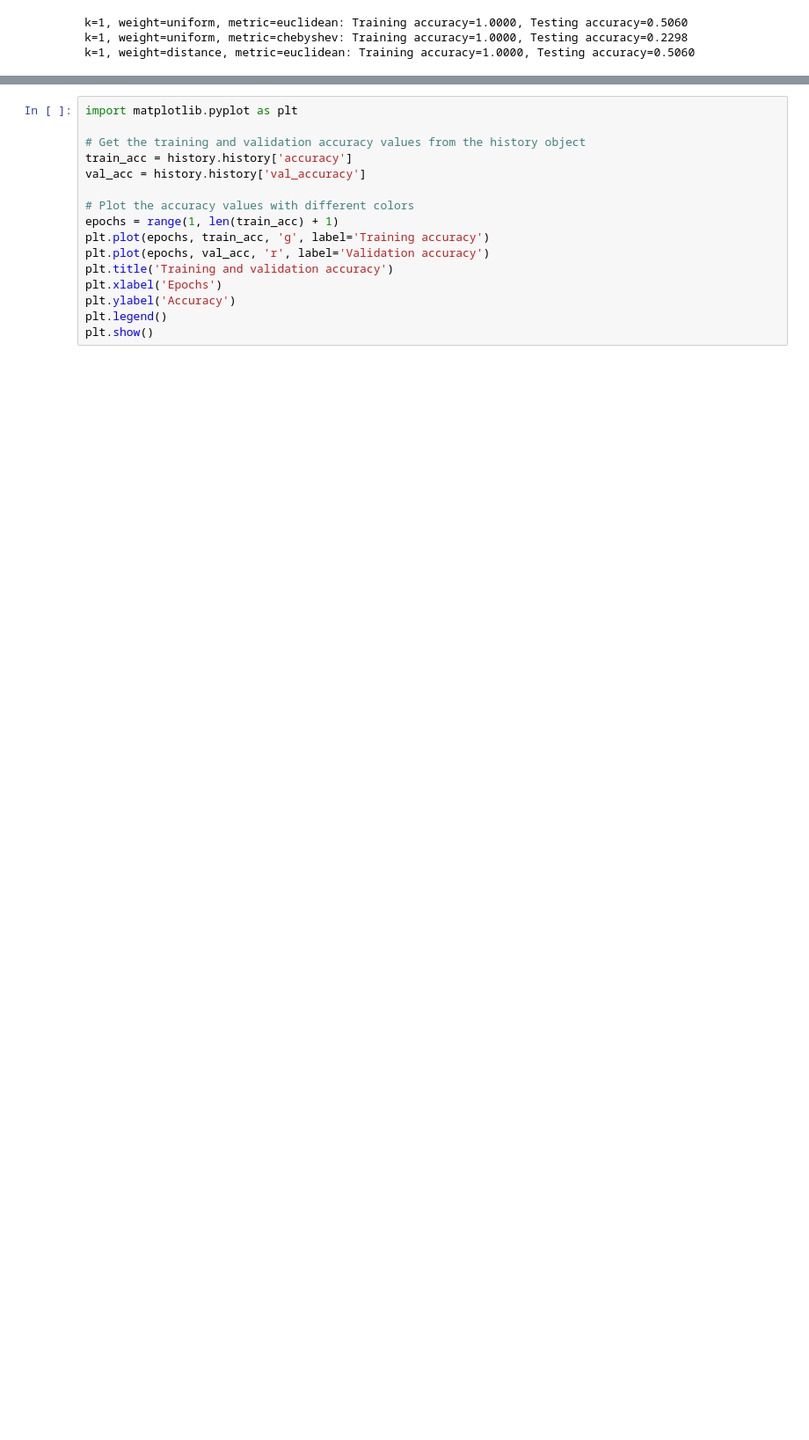
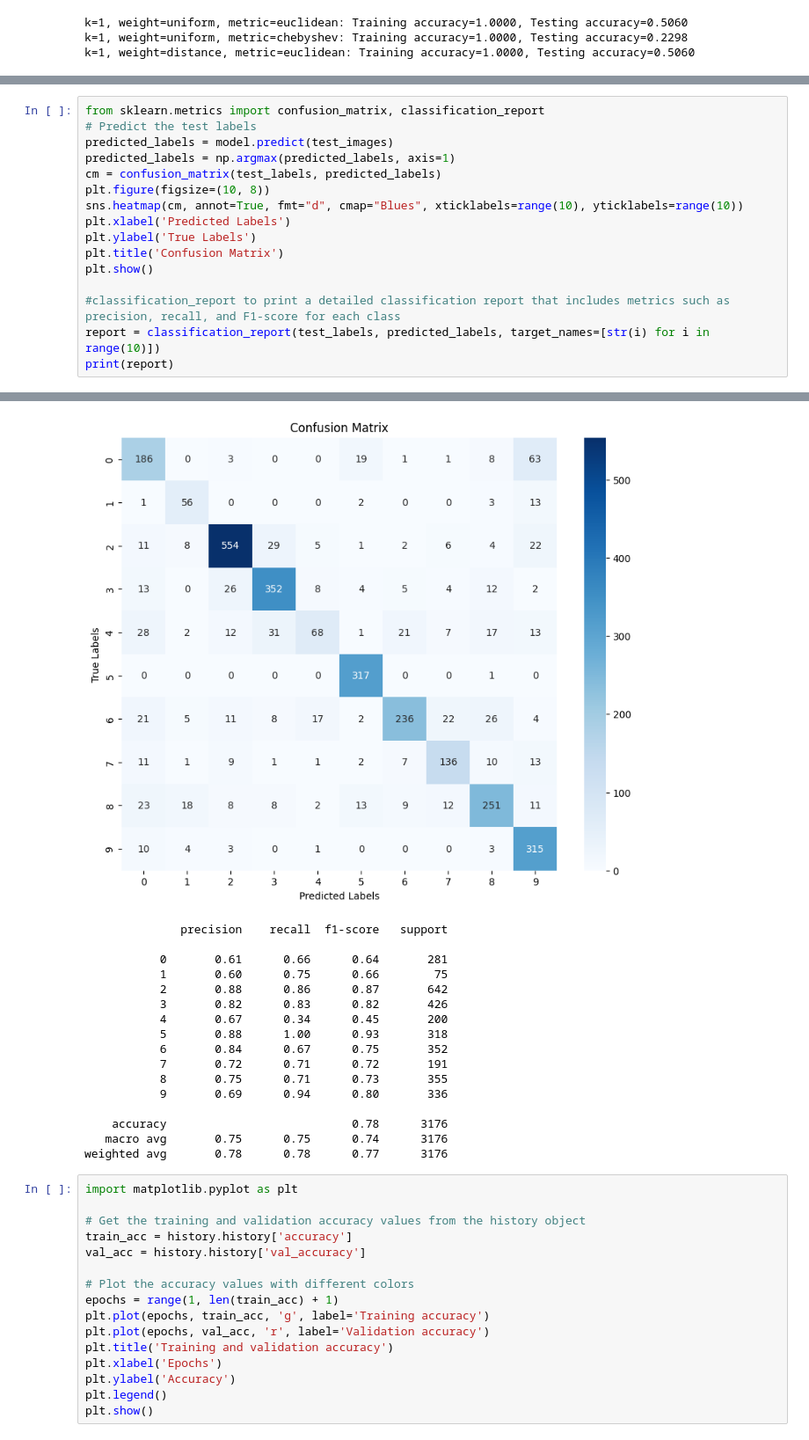
Before and after one commit to noelmt7/Tomato_Leaf_Disease_Detection, a Jupyter notebook: implementation.ipynb, the cells around one changed output, grey strips where cells are left out. Shown at 88% size. Drawn from its saved outputs; the diff is of its cells as text; blank space fills up the shorter version.

```diff
--- a/implementation.ipynb
+++ b/implementation.ipynb
@@ -394,0 +413,17 @@ Test accuracy: 0.7915617227554321
+# %%
+from sklearn.metrics import confusion_matrix, classification_report
+# Predict the test labels
+predicted_labels = model.predict(test_images)
+predicted_labels = np.argmax(predicted_labels, axis=1)
+cm = confusion_matrix(test_labels, predicted_labels)
+plt.figure(figsize=(10, 8))
+sns.heatmap(cm, annot=True, fmt="d", cmap="Blues", xticklabels=range(10), yticklabels=range(10))
+plt.xlabel('Predicted Labels')
+plt.ylabel('True Labels')
+plt.title('Confusion Matrix')
+plt.show()
+
+#classification_report to print a detailed classification report that includes metrics such as precision, recall, and F1-score for each class
+report = classification_report(test_labels, predicted_labels, target_names=[str(i) for i in range(10)])
+print(report)
+# %% [output]
@@ -395,3 +431,20 @@ Test accuracy: 0.7915617227554321
+[figure, added]
+              precision    recall  f1-score   support
+
+           0       0.61      0.66      0.64       281
+           1       0.60      0.75      0.66        75
+           2       0.88      0.86      0.87       642
+           3       0.82      0.83      0.82       426
+           4       0.67      0.34      0.45       200
+           5       0.88      1.00      0.93       318
+           6       0.84      0.67      0.75       352
+           7       0.72      0.71      0.72       191
+           8       0.75      0.71      0.73       355
+           9       0.69      0.94      0.80       336
+
+    accuracy                           0.78      3176
+   macro avg       0.75      0.75      0.74      3176
+weighted avg       0.78      0.78      0.77      3176
 # %%
 import matplotlib.pyplot as plt
 
```
Also changed, not shown: parts of 4 cells of this notebook.
